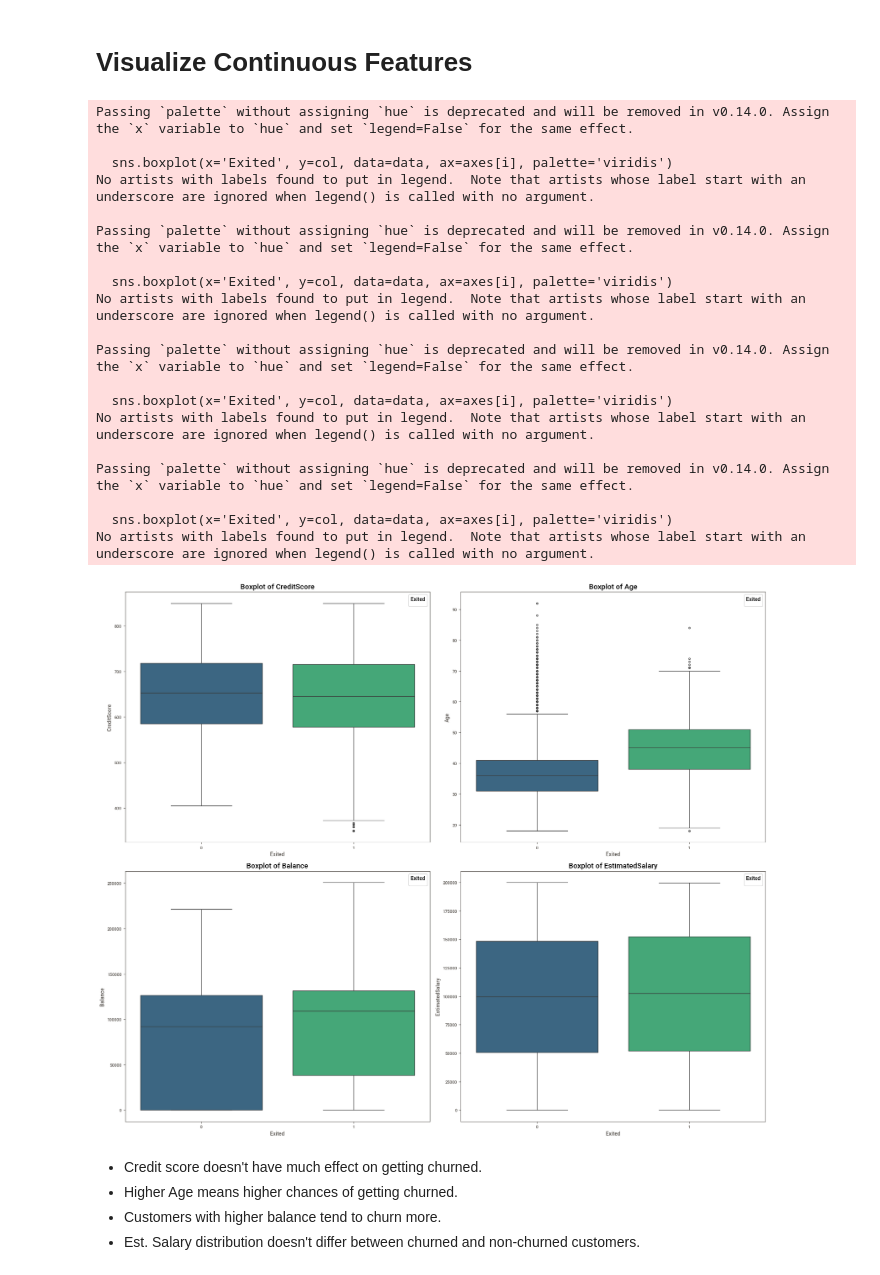
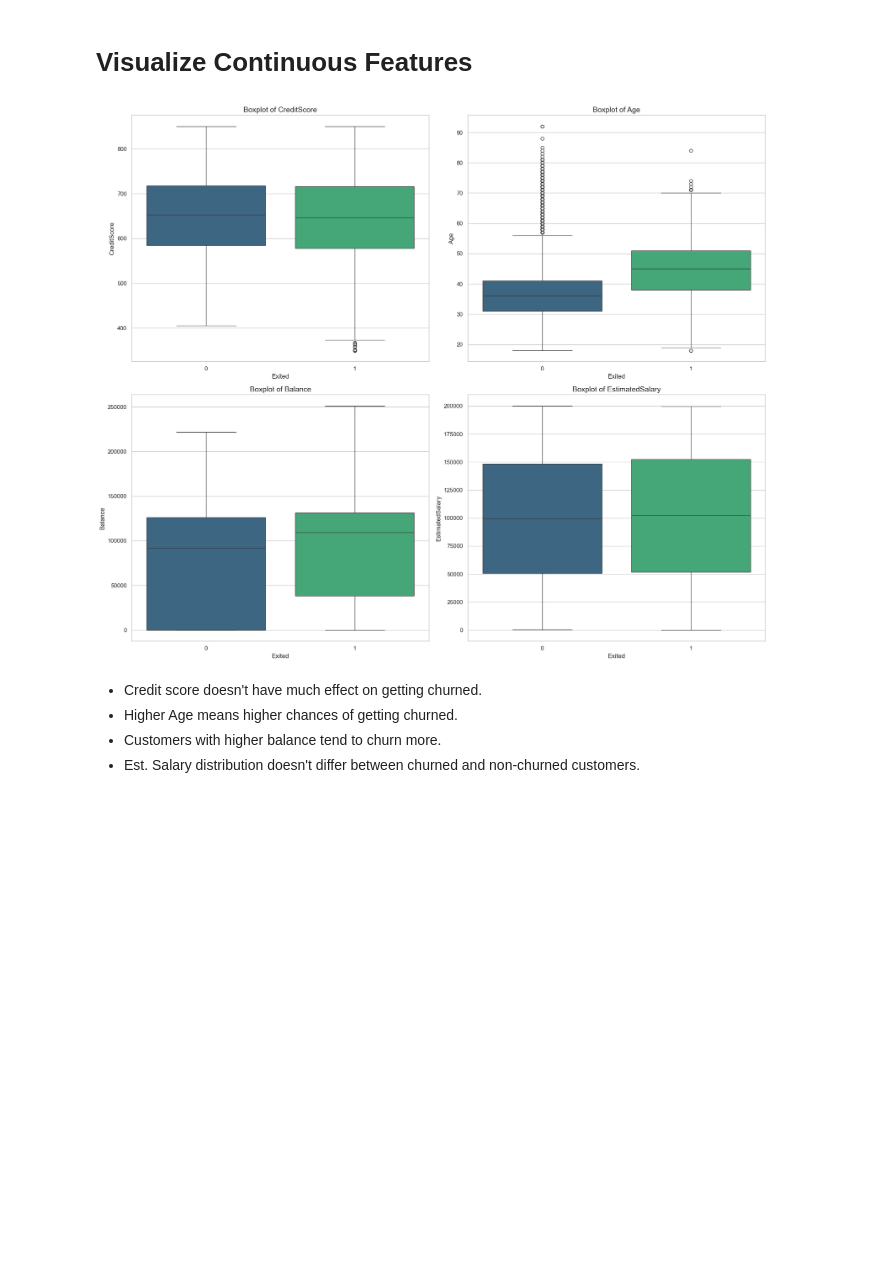
Before and after one commit to Rohit140595/Churn_Prediction, a Jupyter notebook: analysis/EDA.ipynb, the cells around one changed output. Drawn from its saved outputs; the diff is of its cells as text; code cells hidden in the pictures; blank space fills up the shorter version.

```diff
--- a/analysis/EDA.ipynb
+++ b/analysis/EDA.ipynb
@@ -166,44 +168,24 @@ plt.show()
 # %%
 # Define the features you want to visualize
 features = ['CreditScore', 'Age', 'Balance', 'EstimatedSalary']
 
 # Create the grid dynamically
 fig, axes = plt.subplots(nrows=2, ncols=2, figsize=(18, 15))
 
 # Flatten the axes array to iterate over it with a single index
 axes = axes.flatten()
 
 for i, col in enumerate(features):
-    sns.boxplot(x='Exited', y=col, data=data, ax=axes[i], palette='viridis')
+    sns.boxplot(x='Exited', y=col, hue='Exited', data=data, ax=axes[i], palette='viridis', legend=False)
     axes[i].set_title(f'Boxplot of {col}', fontsize=14)
     axes[i].set_xlabel('Exited')
     axes[i].set_ylabel(col)
-    axes[i].legend(title='Exited', loc='upper right')
 
 # Clean up the layout
 plt.tight_layout()
 plt.show()
 # %% [output]
-Passing `palette` without assigning `hue` is deprecated and will be removed in v0.14.0. Assign the `x` variable to `hue` and set `legend=False` for the same effect.
-
-  sns.boxplot(x='Exited', y=col, data=data, ax=axes[i], palette='viridis')
-No artists with labels found to put in legend.  Note that artists whose label start with an underscore are ignored when legend() is called with no argument.
-
-Passing `palette` without assigning `hue` is deprecated and will be removed in v0.14.0. Assign the `x` variable to `hue` and set `legend=False` for the same effect.
-
-  sns.boxplot(x='Exited', y=col, data=data, ax=axes[i], palette='viridis')
-No artists with labels found to put in legend.  Note that artists whose label start with an underscore are ignored when legend() is called with no argument.
-
-Passing `palette` without assigning `hue` is deprecated and will be removed in v0.14.0. Assign the `x` variable to `hue` and set `legend=False` for the same effect.
-
-  sns.boxplot(x='Exited', y=col, data=data, ax=axes[i], palette='viridis')
-No artists with labels found to put in legend.  Note that artists whose label start with an underscore are ignored when legend() is called with no argument.
-
-Passing `palette` without assigning `hue` is deprecated and will be removed in v0.14.0. Assign the `x` variable to `hue` and set `legend=False` for the same effect.
-
-  sns.boxplot(x='Exited', y=col, data=data, ax=axes[i], palette='viridis')
-No artists with labels found to put in legend.  Note that artists whose label start with an underscore are ignored when legend() is called with no argument.
-[figure, old version]
+[figure, new version]
 # %% [markdown]
 - Credit score doesn't have much effect on getting churned.
 - Higher Age means higher chances of getting churned.
```
Also changed, not shown: parts of 1 cell of this notebook.
